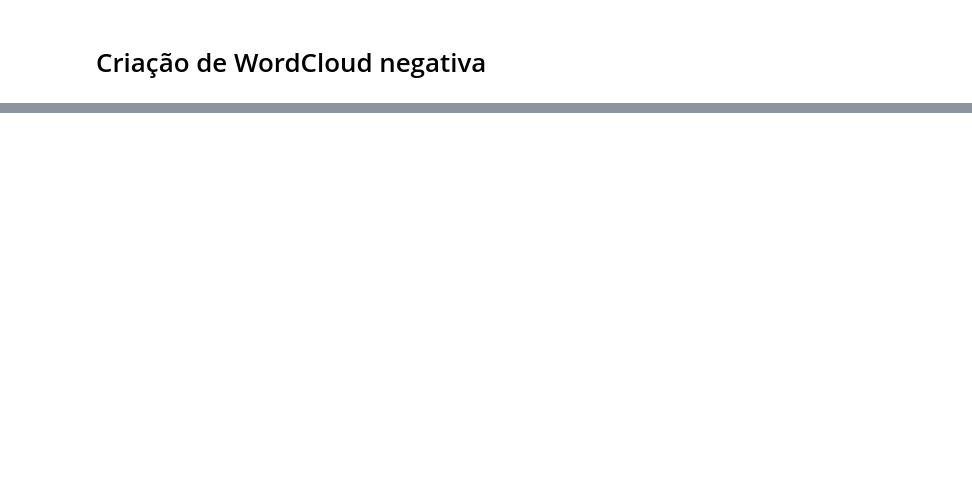
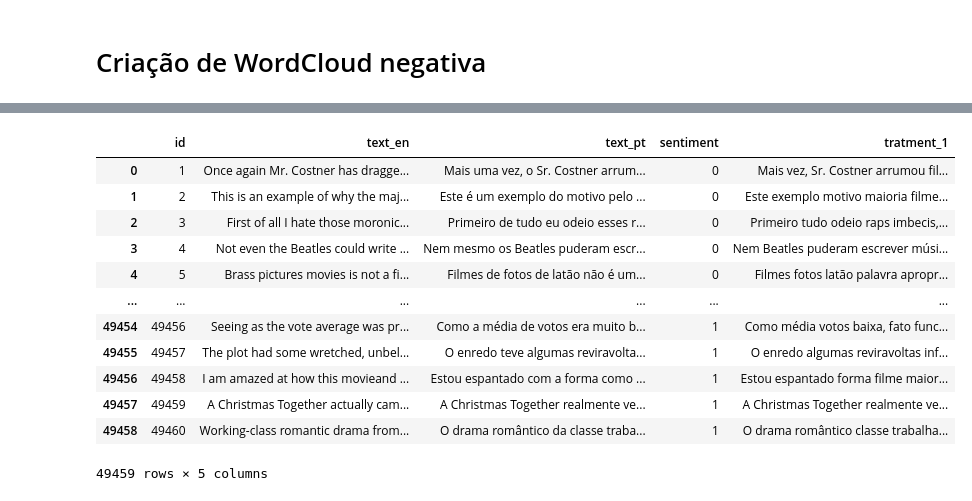
Before and after one commit to xpcosmos/nlp-tecnicas, a Jupyter notebook: model.ipynb, the cells around one changed output, grey strips where cells are left out. Drawn from its saved outputs; the diff is of its cells as text; code cells hidden in the pictures; blank space fills up the shorter version.

```diff
--- a/model.ipynb
+++ b/model.ipynb
@@ -192,0 +258,29 @@ plt.show()
+# %%
+stop_words = nltk.corpus.stopwords.words('portuguese')
+# %%
+processed_words = []
+
+for opniao in df.text_pt:
+    nova_frase = list()
+    text_words = token.tokenize(opniao)
+    for word in text_words:
+        if word not in stop_words:
+            nova_frase.append(word)
+    processed_words.append(' '.join(nova_frase))
+
+df['tratment_1'] = processed_words
+df
+# %% [output]
+|  | id | text_en | text_pt | sentiment | tratment_1 |
+| 0 | 1 | Once again Mr. Costner has dragge... | Mais uma vez, o Sr. Costner arrum... | 0 | Mais vez, Sr. Costner arrumou fil... |
+| 1 | 2 | This is an example of why the maj... | Este é um exemplo do motivo pelo ... | 0 | Este exemplo motivo maioria filme... |
+| 2 | 3 | First of all I hate those moronic... | Primeiro de tudo eu odeio esses r... | 0 | Primeiro tudo odeio raps imbecis,... |
+| 3 | 4 | Not even the Beatles could write ... | Nem mesmo os Beatles puderam escr... | 0 | Nem Beatles puderam escrever músi... |
+| 4 | 5 | Brass pictures movies is not a fi... | Filmes de fotos de latão não é um... | 0 | Filmes fotos latão palavra apropr... |
+| ... | ... | ... | ... | ... | ... |
+| 49454 | 49456 | Seeing as the vote average was pr... | Como a média de votos era muito b... | 1 | Como média votos baixa, fato func... |
+| 49455 | 49457 | The plot had some wretched, unbel... | O enredo teve algumas reviravolta... | 1 | O enredo algumas reviravoltas inf... |
+| 49456 | 49458 | I am amazed at how this movieand ... | Estou espantado com a forma como ... | 1 | Estou espantado forma filme maior... |
+| 49457 | 49459 | A Christmas Together actually cam... | A Christmas Together realmente ve... | 1 | A Christmas Together realmente ve... |
+| 49458 | 49460 | Working-class romantic drama from... | O drama romântico da classe traba... | 1 | O drama romântico classe trabalha... |
+49459 rows × 5 columns
```
Also changed, not shown: parts of 16 cells of this notebook.
